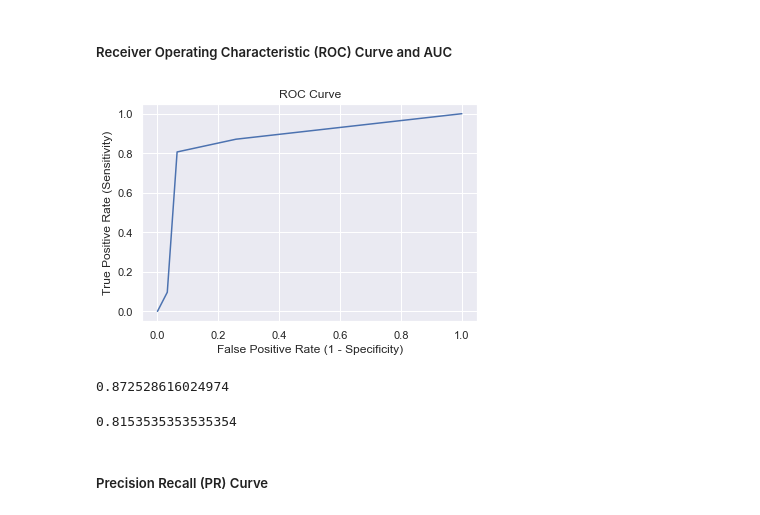
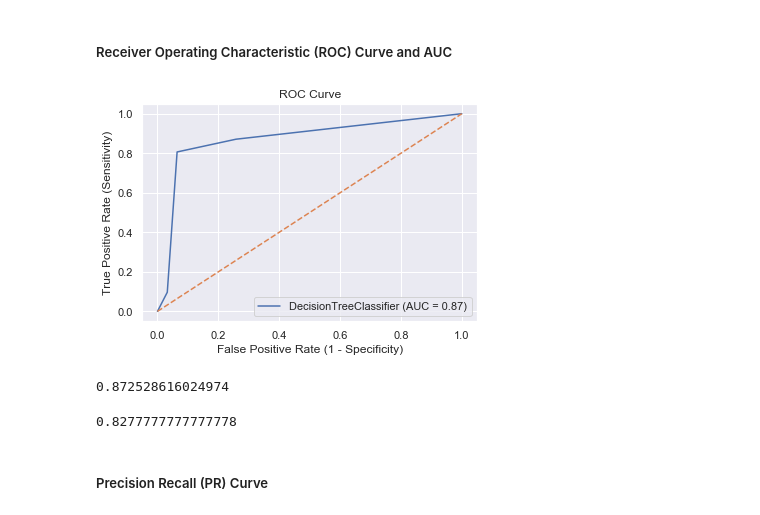
Before and after one commit to christinalchang/ucdavis-sta160, a Jupyter notebook: automobile.ipynb, the cells around one changed output. Drawn from its saved outputs; the diff is of its cells as text; code cells hidden in the pictures.

```diff
--- a/automobile.ipynb
+++ b/automobile.ipynb
@@ -617,29 +617,25 @@ plt.show()
 ##### Receiver Operating Characteristic (ROC) Curve and AUC
 # %%
 # ROC Curve
-from sklearn.metrics import precision_score, recall_score, roc_auc_score, roc_curve
-
-#y_pred_final = final_model.predict(X_test)
-pred_prob = final_model.predict_proba(X_test)[:, 1]
-
-fpr, tpr, thresholds = roc_curve(y_test, pred_prob, pos_label = 'safe')
-
-plt.plot(fpr, tpr)
+metrics.plot_roc_curve(final_model, X_test, y_test)
+plt.plot([0, 1], linestyle='--')
 plt.title('ROC Curve')
 plt.xlabel('False Positive Rate (1 - Specificity)')
 plt.ylabel('True Positive Rate (Sensitivity)')
 plt.grid(True)
 # %% [output]
-[figure, old version]
+[figure, new version]
-# %%
-# AUC
-roc_auc_score(y_test, pred_prob)
-# %% [output]
-0.872528616024974
+# %%
+from sklearn.metrics import roc_auc_score
+#from sklearn.metrics import precision_score, recall_score, roc_auc_score, roc_curve
+# ROC AUC
+roc_auc_score(y_test, pred_prob)
+# %% [output]
+0.872528616024974
 # %%
 # calculate cross-validated AUC
-cross_val_score(final_model, X, y, cv=10, scoring='roc_auc').mean()
+cross_val_score(final_model, X_test, y_test, cv=10, scoring='roc_auc').mean()
 # %% [output]
-0.8153535353535354
+0.8277777777777778
 # %% [markdown]
 ##### Precision Recall (PR) Curve
```
Also changed, not shown: parts of 3 cells of this notebook.
